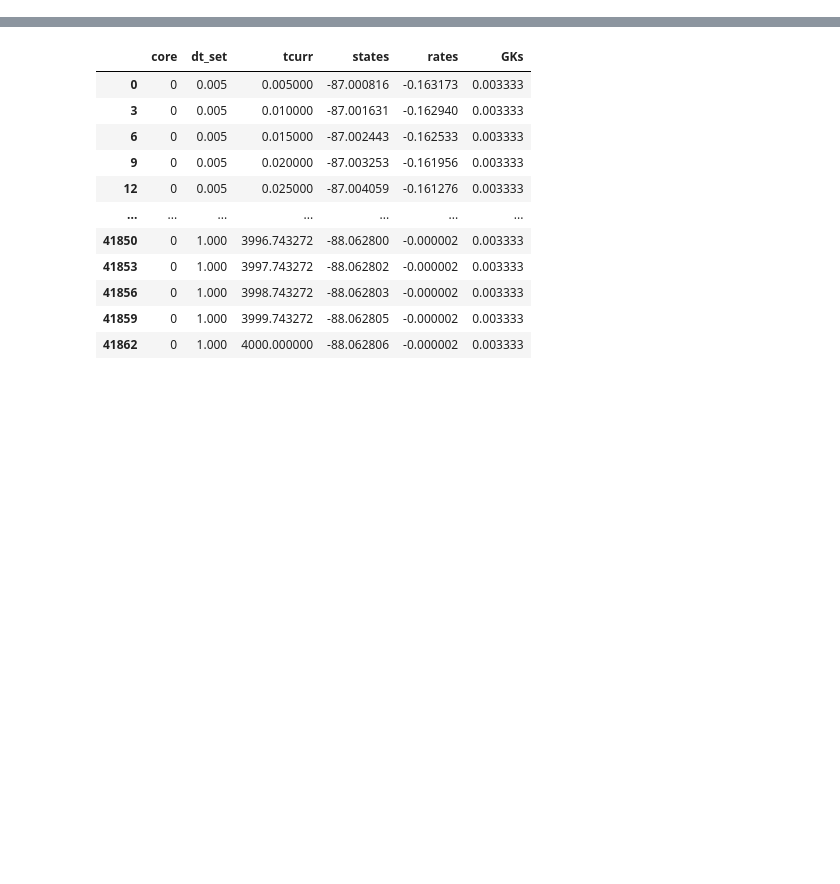
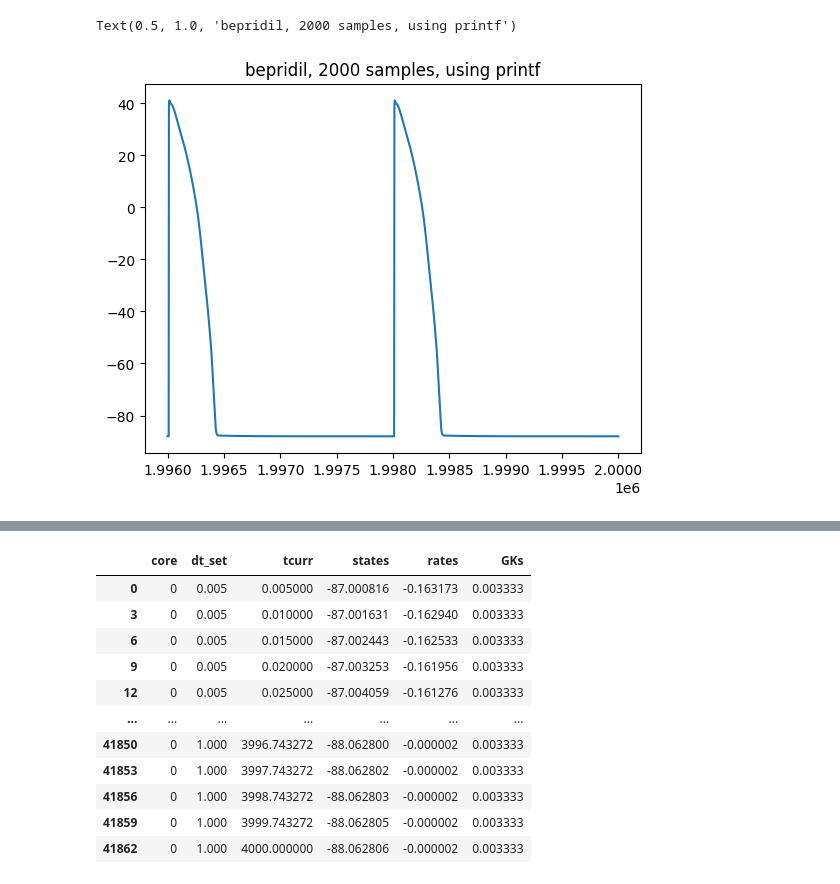
Before and after one commit to IritaSee/gpu_code_ground_up, a Jupyter notebook: result/parse.ipynb, the cells around one changed output, grey strips where cells are left out. Drawn from its saved outputs; the diff is of its cells as text; code cells hidden in the pictures; blank space fills up the shorter version.

```diff
--- a/result/parse.ipynb
+++ b/result/parse.ipynb
@@ -1,4 +51,5 @@
 # %%
 import matplotlib.pyplot as plt
 import pandas as pd
-alldata = pd.read_csv('done.csv')
+alldata = pd.read_csv('2000sample_drugeffect.csv')
+alldata
@@ -20,0 +74,3 @@ alldata
+# %%
+core0 = alldata[alldata['core'] == 1510][['dt_set','tcurr','states']]
+core1 = alldata[alldata['core'] == '1'][['dt_set','tcurr','states']]
@@ -20,0 +93,6 @@ alldata
+# %%
+plt.plot(core0['tcurr'],core0['states'])
+plt.title("bepridil, 2000 samples, using printf")
+# %% [output]
+Text(0.5, 1.0, 'bepridil, 2000 samples, using printf')
+[figure, added]
```
Also changed, not shown: parts of 21 cells of this notebook, 1 other file.
